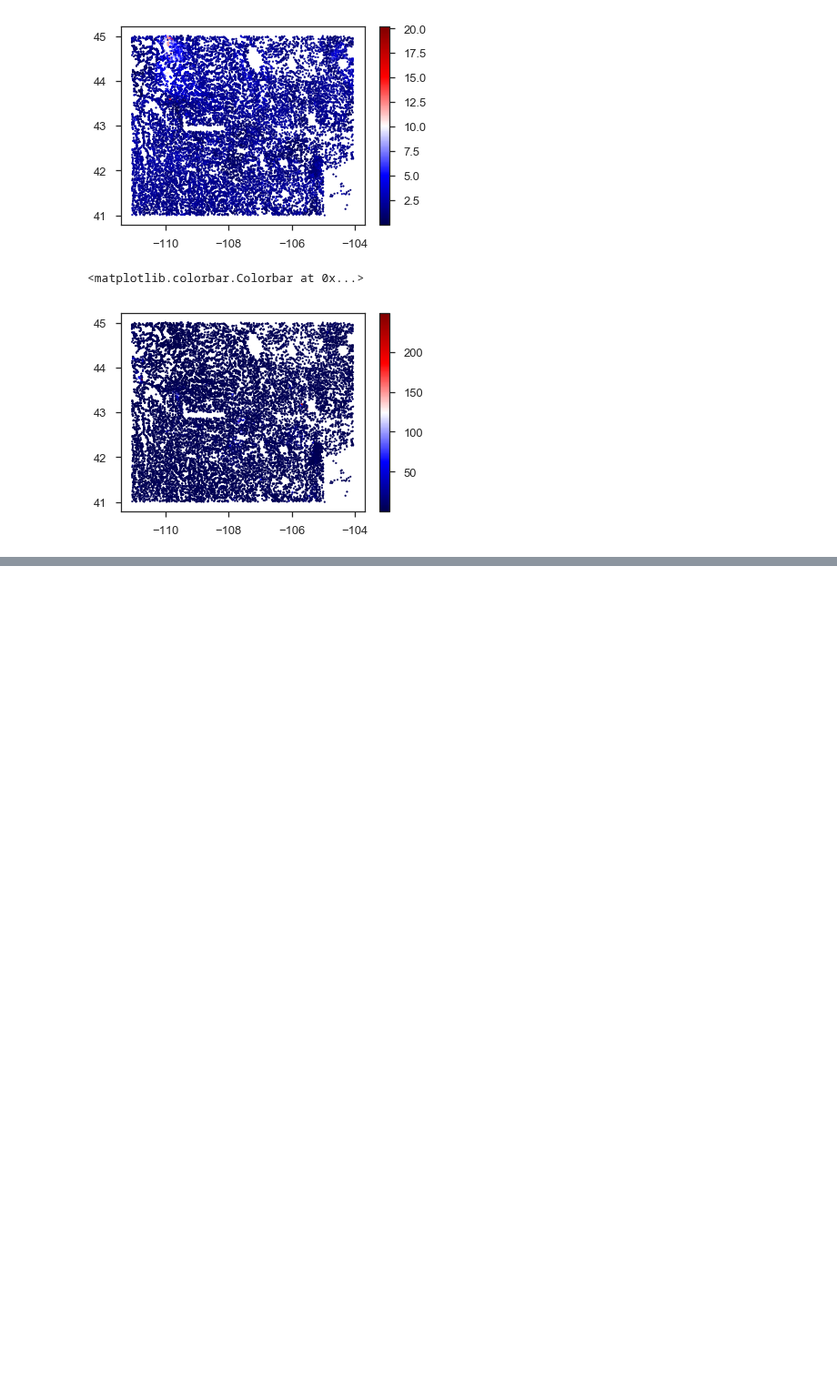
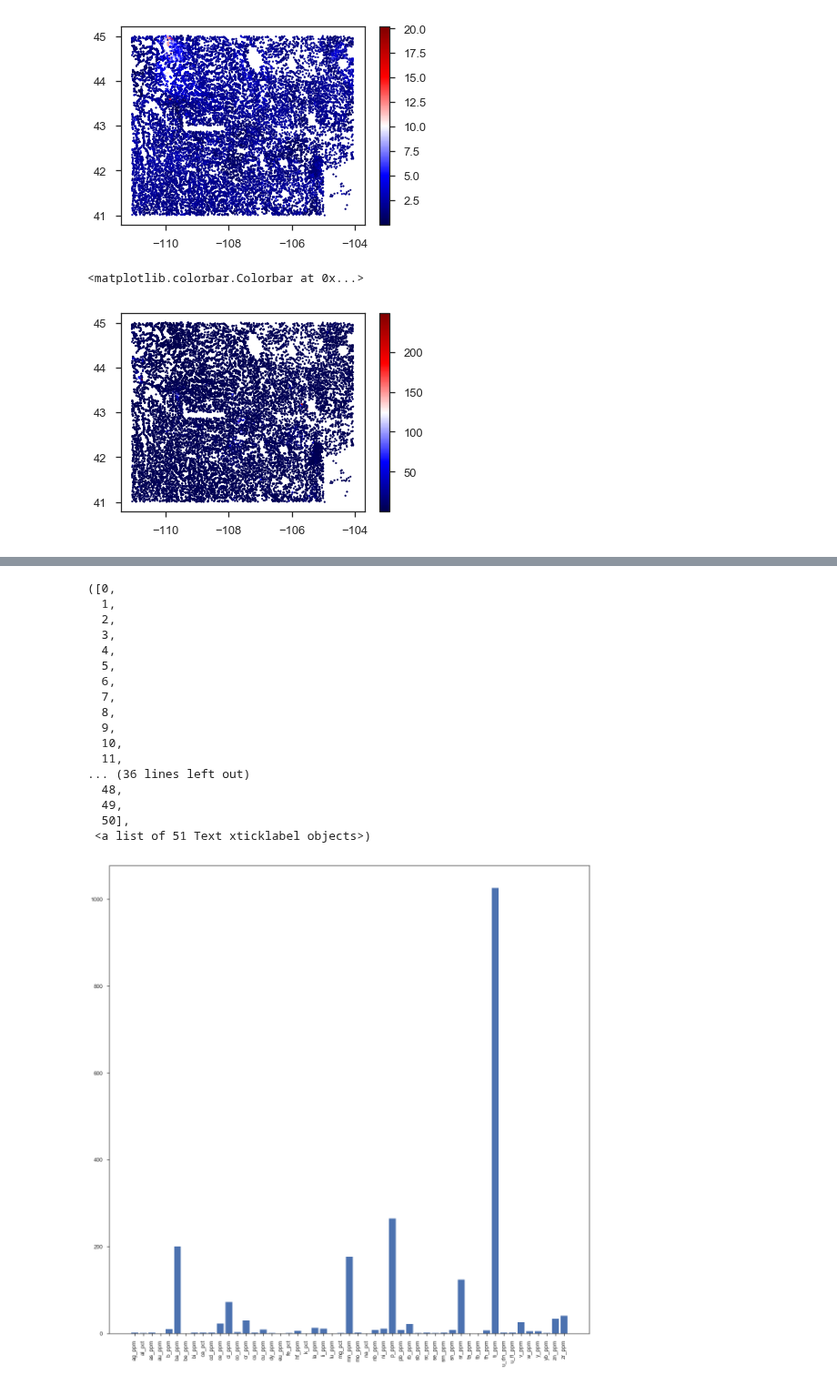
Before and after one commit to jessepisel/criticalandstrategic, a Jupyter notebook: Imputed Critical mineral EDA.ipynb, the cells around one changed output, grey strips where cells are left out. Shown at 91% size. Drawn from its saved outputs; the diff is of its cells as text; code cells hidden in the pictures; blank space fills up the shorter version.

```diff
--- a/Imputed Critical mineral EDA.ipynb
+++ b/Imputed Critical mineral EDA.ipynb
@@ -218,0 +207,27 @@ len(dataColumns)
+# %%
+from sklearn.metrics import mean_absolute_error
+mae=[]
+for i in range(len(dataColumns)):
+    mae.append(mean_absolute_error(correctValues[i], imputedValues[i].values))
+# %%
+plt.bar(dataColumns, mae)
+plt.xticks(rotation=90)
+# %% [output]
+([0,
+  1,
+  2,
+  3,
+  4,
+  5,
+  6,
+  7,
+  8,
+  9,
+  10,
+  11,
+... (36 lines left out)
+  48,
+  49,
+  50],
+ <a list of 51 Text xticklabel objects>)
+[figure, added]
```
Also changed, not shown: parts of 25 cells of this notebook.
